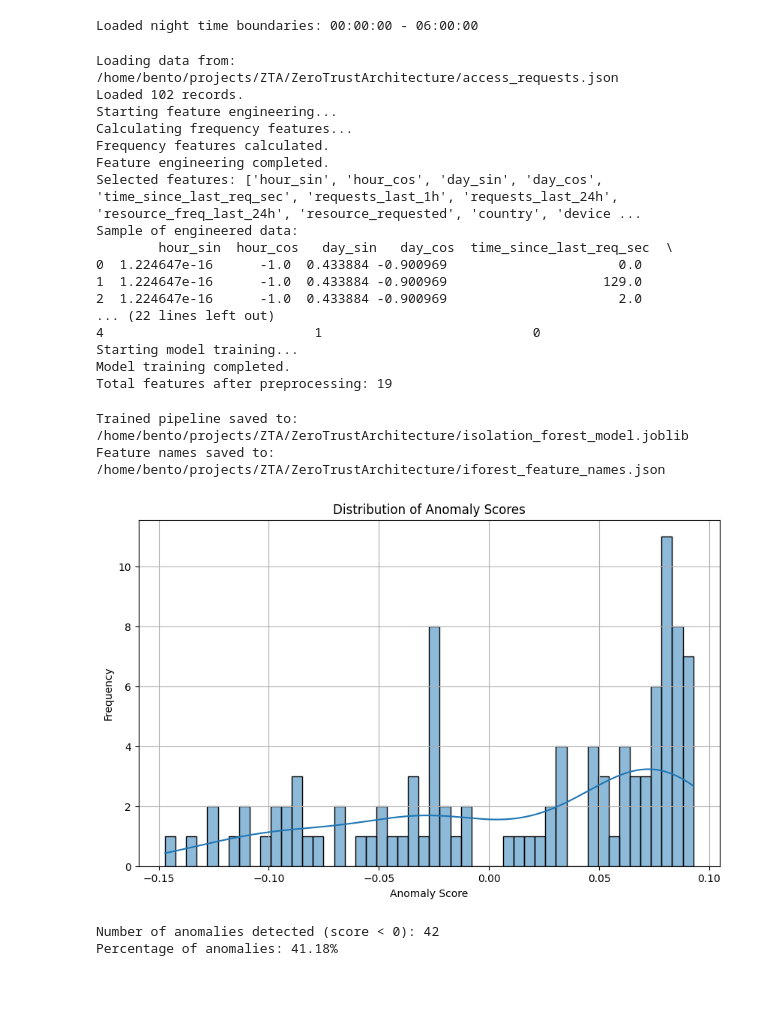
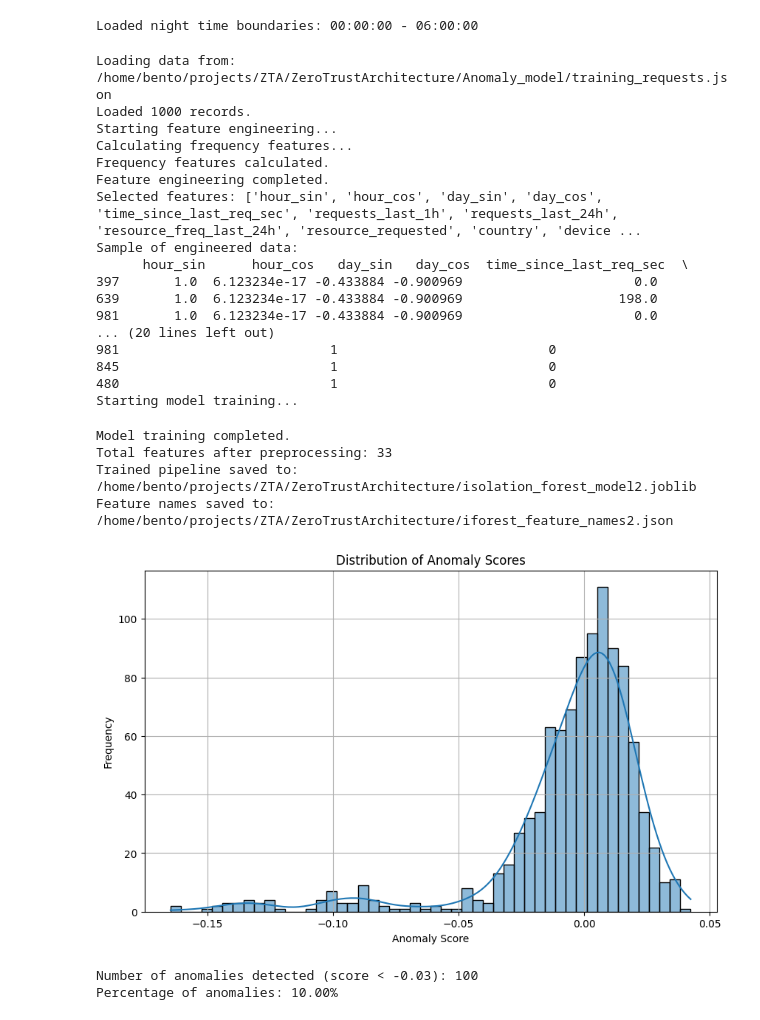
Before and after one commit to BentleyOph/ZTA, a Jupyter notebook: Anomaly_model/train.ipynb, the cells around one changed output. Cells and saved outputs as stored; diff of their text form; code cells hidden in the pictures; blank space fills up the shorter version.

Commit message:
new trained model ...changes to threshold ..changes to low and highs in trust algo and anomaly score weighting higher than auth score

```diff
--- a/Anomaly_model/train.ipynb
+++ b/Anomaly_model/train.ipynb
@@ -134,7 +134,7 @@ def train_model(X, numerical_features, categorical_features):
     # Contamination 'auto' is roughly 10%, adjust if needed, e.g., 0.01 for 1%
     model = IsolationForest(n_estimators=150,      # Increased estimators slightly
                             max_samples='auto',
-                            contamination='auto', # Let the model estimate, or set explicitly (e.g., 0.05 for 5%)
+                            contamination='0.1', # Let the model estimate, or set explicitly (e.g., 0.05 for 5%)
                             random_state=42,
                             n_jobs=-1)            # Use all available CPU cores
 
@@ -151,14 +151,14 @@ def train_model(X, numerical_features, categorical_features):
     print(f"Total features after preprocessing: {len(feature_names_out)}")
 
 
-    # # Save the entire pipeline (includes preprocessor and model)
-    # joblib.dump(pipeline, MODEL_SAVE_PATH)
-    # print(f"Trained pipeline saved to: {MODEL_SAVE_PATH}")
+    # Save the entire pipeline (includes preprocessor and model)
+    joblib.dump(pipeline, MODEL_SAVE_PATH)
+    print(f"Trained pipeline saved to: {MODEL_SAVE_PATH}")
 
-    # # Save the feature names for consistency during prediction
-    # with open(FEATURE_NAMES_SAVE_PATH, 'w') as f:
-    #     json.dump(feature_names_out.tolist(), f)
-    # print(f"Feature names saved to: {FEATURE_NAMES_SAVE_PATH}")
+    # Save the feature names for consistency during prediction
+    with open(FEATURE_NAMES_SAVE_PATH, 'w') as f:
+        json.dump(feature_names_out.tolist(), f)
+    print(f"Feature names saved to: {FEATURE_NAMES_SAVE_PATH}")
 
     # Optional: Save just the preprocessor if needed separately (though pipeline is better)
     # joblib.dump(preprocessor, PREPROCESSOR_SAVE_PATH)
@@ -227,7 +229,7 @@ plt.show()
 # You can also define a threshold and see how many are considered anomalies
 # For Isolation Forest, scores are typically <= 0 for anomalies, with more negative being more anomalous.
 # A common threshold is 0, but this depends on the 'contamination' parameter and desired sensitivity.
-threshold = -0.02 # Example threshold
+threshold = -0.047 # Example threshold
 anomalies = anomaly_scores[anomaly_scores < threshold]
 print(f"Number of anomalies detected (score < {threshold}): {len(anomalies)}")
 print(f"Percentage of anomalies: {len(anomalies) / len(anomaly_scores) * 100:.2f}%")
@@ -366,8 +392,8 @@ simulated_request_normal = {
         "ID": 140,
         "user_id": "e026b331-5c21-4e79-a7c9-220e7800bfbb",
         "intent": "Access Request",
-        "resource_requested": "Resource 3",
-        "access_request_time": "2025-05-27 06:59:51",
+        "resource_requested": "Resource 1",
+        "access_request_time": "2025-05-30 17:43:51",
         "public_ip_address": "102.211.213.38",
         "location": "Nairobi/KE",
         "device_type": "Desktop",
@@ -382,7 +408,7 @@ simulated_request_normal = {
 try:
 
     # Engineer features for the simulated request
-    simulated_features = prepare_features_for_prediction(simulated_request_anomaly)
+    simulated_features = prepare_features_for_prediction(simulated_request_normal)
 
     # Predict using the trained pipeline
     anomaly_score_simulated = trained_pipeline.decision_function(simulated_features)
@@ -620,47 +652,49 @@ raw_df = load_data(ACCESS_REQUESTS_FILE)
 features_df, num_cols, cat_cols = engineer_features(raw_df)
 trained_pipeline, final_feature_names = train_model(features_df, num_cols, cat_cols)
 # %% [output]
-Loading data from: /home/bento/projects/ZTA/ZeroTrustArchitecture/access_requests.json
-Loaded 102 records.
+Loading data from: /home/bento/projects/ZTA/ZeroTrustArchitecture/Anomaly_model/training_requests.json
+Loaded 1000 records.
 Starting feature engineering...
 Calculating frequency features...
 Frequency features calculated.
 Feature engineering completed.
 Selected features: ['hour_sin', 'hour_cos', 'day_sin', 'day_cos', 'time_since_last_req_sec', 'requests_last_1h', 'requests_last_24h', 'resource_freq_last_24h', 'resource_requested', 'country', 'device ...
 Sample of engineered data:
-        hour_sin  hour_cos   day_sin   day_cos  time_since_last_req_sec  \
-0  1.224647e-16      -1.0  0.433884 -0.900969                      0.0
-1  1.224647e-16      -1.0  0.433884 -0.900969                    129.0
-2  1.224647e-16      -1.0  0.433884 -0.900969                      2.0
-... (22 lines left out)
-4                           1                           0
+      hour_sin      hour_cos   day_sin   day_cos  time_since_last_req_sec  \
+397       1.0  6.123234e-17 -0.433884 -0.900969                      0.0
+639       1.0  6.123234e-17 -0.433884 -0.900969                    198.0
+981       1.0  6.123234e-17 -0.433884 -0.900969                      0.0
+... (20 lines left out)
+981                           1                           0
+845                           1                           0
+480                           1                           0
 Starting model training...
-Model training completed.
-Total features after preprocessing: 19
-Trained pipeline saved to: /home/bento/projects/ZTA/ZeroTrustArchitecture/isolation_forest_model.joblib
-Feature names saved to: /home/bento/projects/ZTA/ZeroTrustArchitecture/iforest_feature_names.json
+Model training completed.
+Total features after preprocessing: 33
+Trained pipeline saved to: /home/bento/projects/ZTA/ZeroTrustArchitecture/isolation_forest_model2.joblib
+Feature names saved to: /home/bento/projects/ZTA/ZeroTrustArchitecture/iforest_feature_names2.json
 # %%
 anomaly_scores = trained_pipeline.decision_function(features_df)
 
 plt.figure(figsize=(10, 6))
 sns.histplot(anomaly_scores, bins=50, kde=True)
 plt.title('Distribution of Anomaly Scores')
 plt.xlabel('Anomaly Score')
 plt.ylabel('Frequency')
 plt.grid(True)
 plt.show()
 
 # You can also define a threshold and see how many are considered anomalies
 # For Isolation Forest, scores are typically <= 0 for anomalies, with more negative being more anomalous.
 # A common threshold is 0, but this depends on the 'contamination' parameter and desired sensitivity.
-threshold = 0 # Example threshold
+threshold = -0.03 # Example threshold
 anomalies = anomaly_scores[anomaly_scores < threshold]
 print(f"Number of anomalies detected (score < {threshold}): {len(anomalies)}")
 print(f"Percentage of anomalies: {len(anomalies) / len(anomaly_scores) * 100:.2f}%")
 # %% [output]
-[figure, old version]
+[figure, new version]
-Number of anomalies detected (score < 0): 42
-Percentage of anomalies: 41.18%
+Number of anomalies detected (score < -0.03): 100
+Percentage of anomalies: 10.00%
 # %%
 results_df = features_df.copy()
 results_df['anomaly_score'] = anomaly_scores
```
Also changed, not shown: parts of 7 cells of this notebook, 12 other files.
